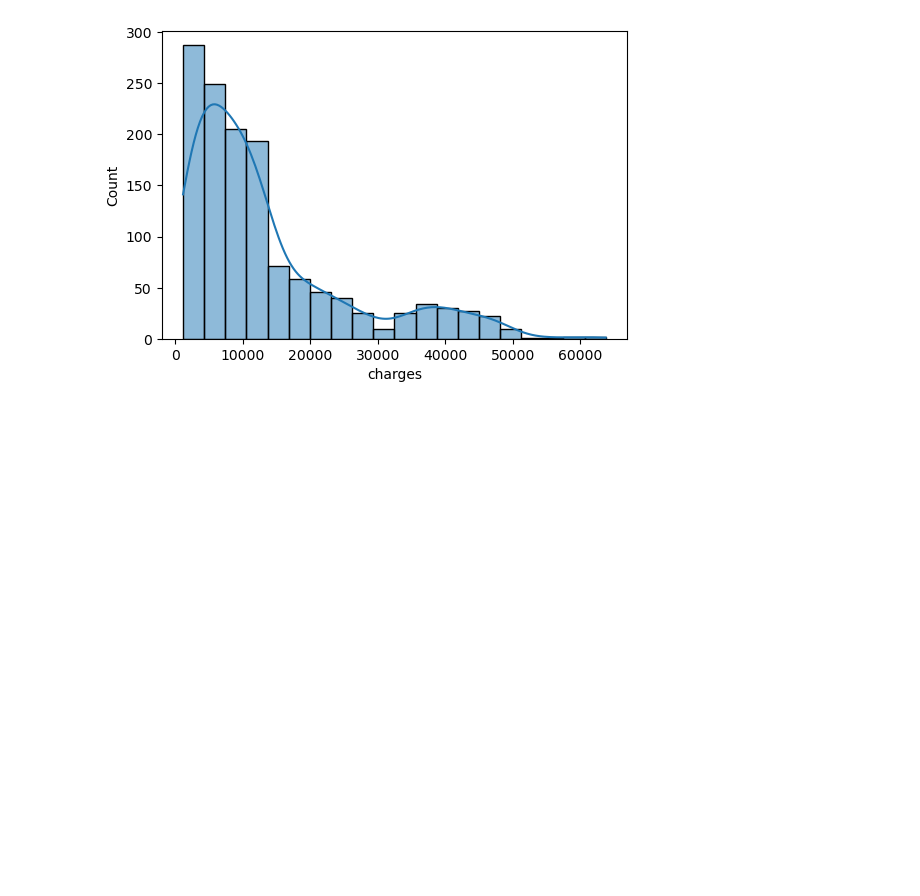
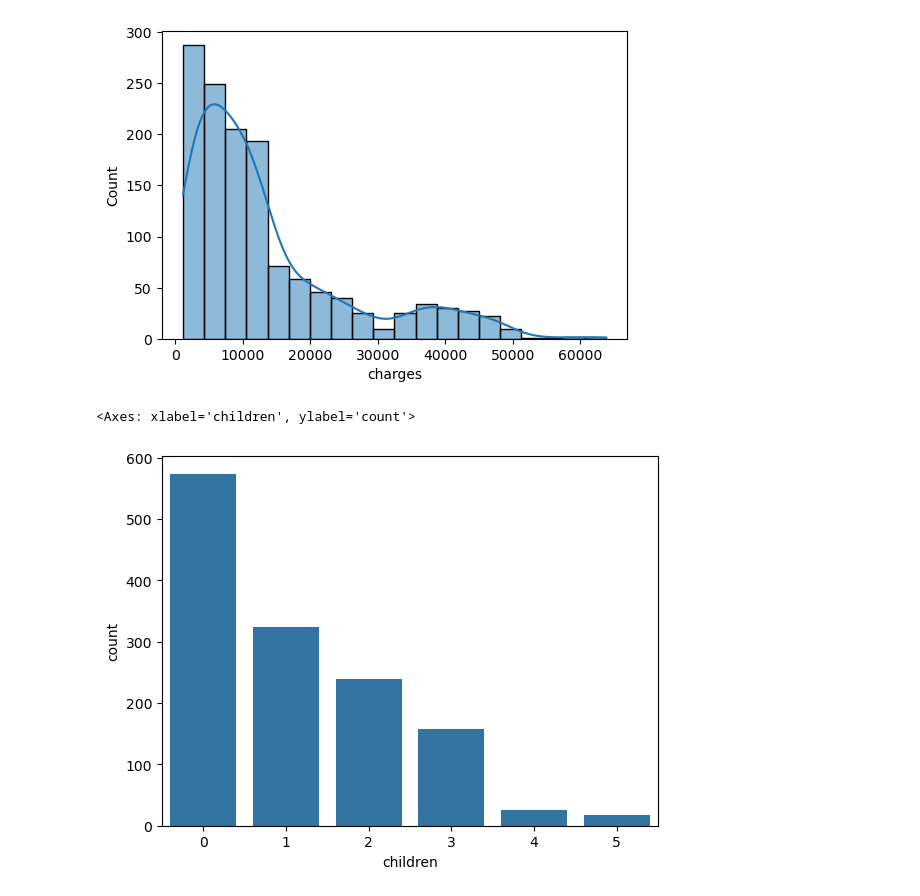
Before and after one commit to CipherCraftXIshant/Agentic-AI, a Jupyter notebook: Untitled.ipynb, the cells around one changed output. Saved outputs shown, nothing was run; the diff lists cells and outputs as text; code cells hidden in the pictures; blank space fills up the shorter version.

```diff
--- a/Untitled.ipynb
+++ b/Untitled.ipynb
@@ -78,3 +78,8 @@ for col in numeric_columns:
 [figure]
 [figure]
 [figure]
+# %%
+sns.countplot(x = df['children'])
+# %% [output]
+<Axes: xlabel='children', ylabel='count'>
+[figure, added]
```
Also changed, not shown: parts of 39 cells of this notebook.
